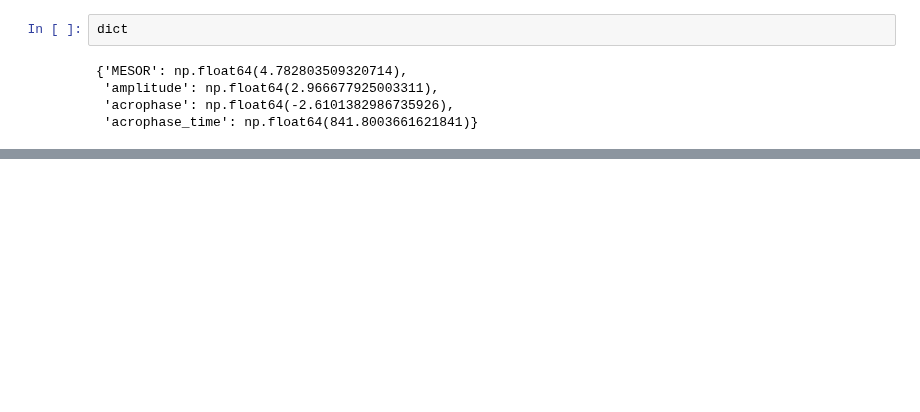
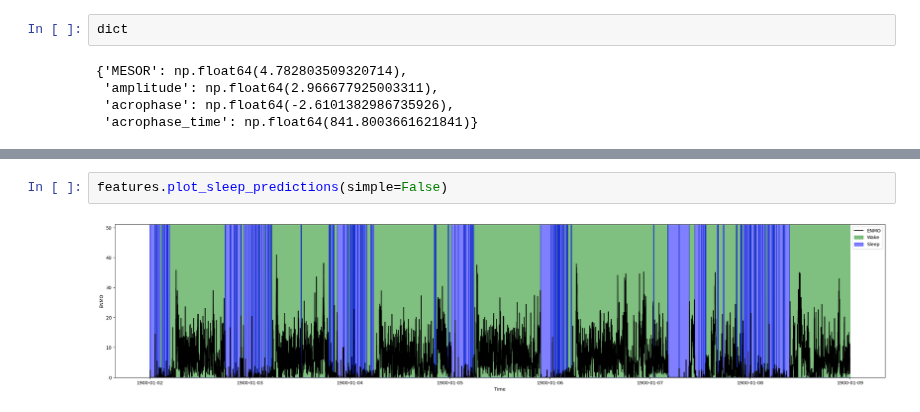
Before and after one commit to ADAMMA-CDHI-ETH-Zurich/CosinorAge, a Jupyter notebook: examples/nhanes_example.ipynb, the cells around one changed output, grey strips where cells are left out. Saved outputs shown, nothing was run; the diff lists cells and outputs as text; blank space fills up the shorter version.

```diff
--- a/examples/nhanes_example.ipynb
+++ b/examples/nhanes_example.ipynb
@@ -81,0 +81,4 @@ features.plot_sleep_predictions()
+# %%
+features.plot_sleep_predictions(simple=False)
+# %% [output]
+[figure, added]
```
Also changed, not shown: parts of 4 cells of this notebook, 2 other files.
